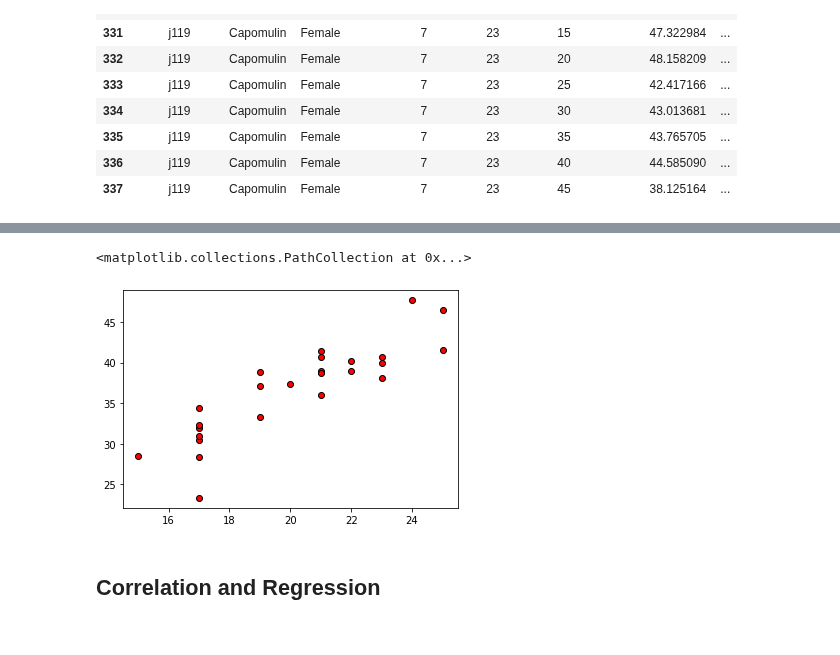
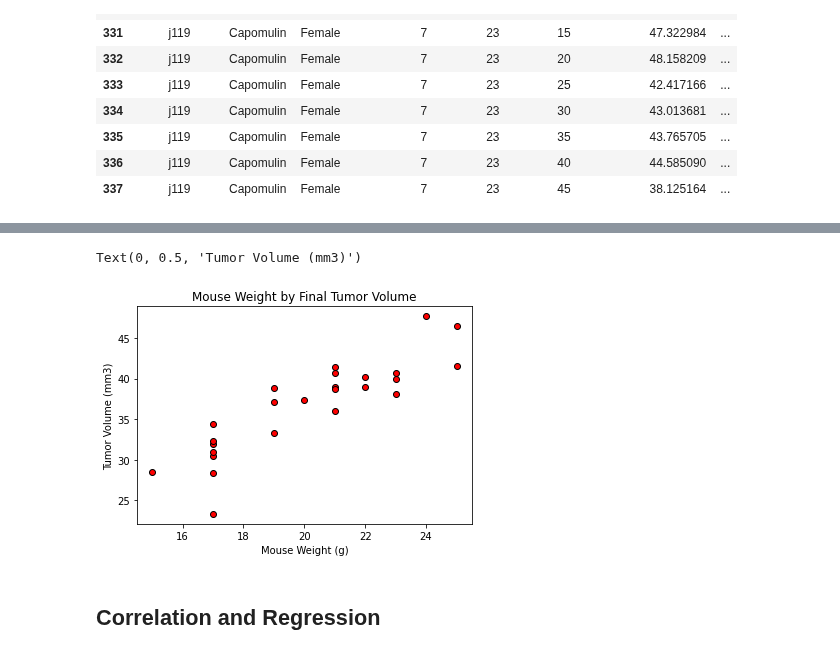
Before and after one commit to juliemcbaker/pymaceuticals, a Jupyter notebook: pymaceuticals_BAKER.ipynb, the cells around one changed output, grey strips where cells are left out. Saved outputs shown, nothing was run; the diff lists cells and outputs as text; code cells hidden in the pictures.

```diff
--- a/pymaceuticals_BAKER.ipynb
+++ b/pymaceuticals_BAKER.ipynb
@@ -933,8 +892,11 @@ tumor_vol = capomulin_df['Tumor Volume (mm3)']
 # %%
 plt.scatter(weight, tumor_vol, marker='o', facecolors='red', edgecolors='black')
+plt.title('Mouse Weight by Final Tumor Volume')
+plt.xlabel('Mouse Weight (g)')
+plt.ylabel('Tumor Volume (mm3)')
 # %% [output]
-<matplotlib.collections.PathCollection at 0x...>
+Text(0, 0.5, 'Tumor Volume (mm3)')
-[figure, old version]
+[figure, new version]
 # %% [markdown]
 ## Correlation and Regression
 # %%
```
Also changed, not shown: parts of 37 cells of this notebook.
